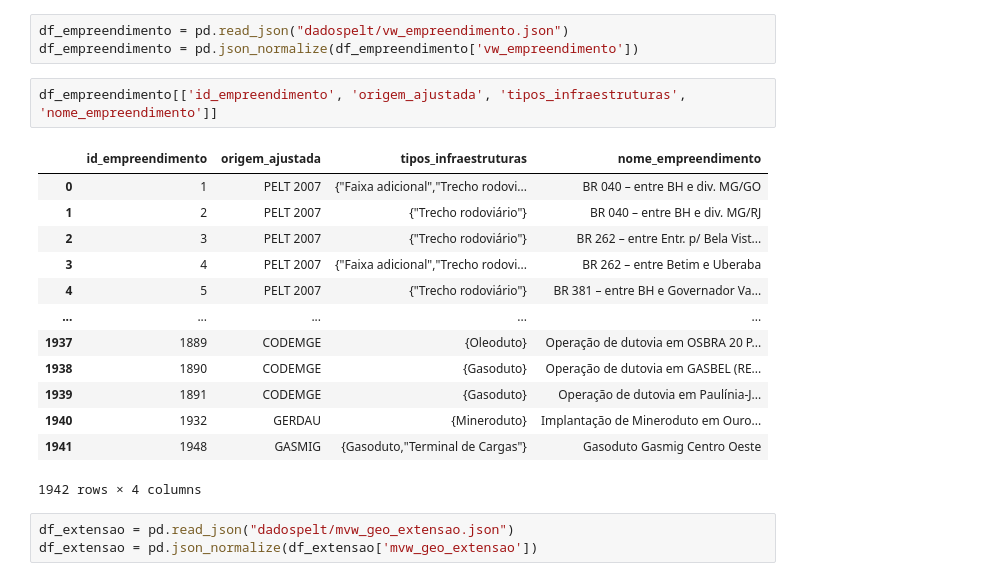
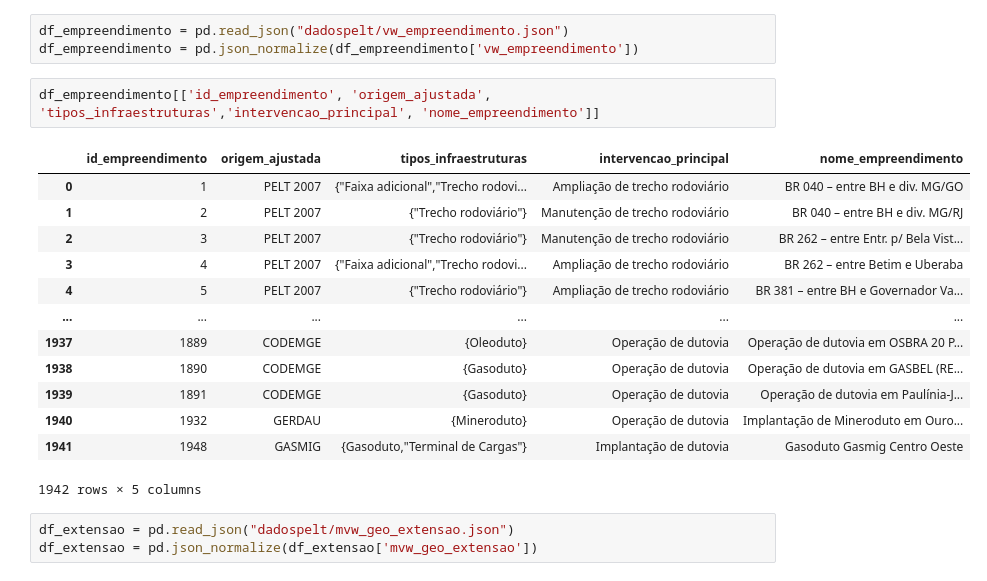
Before and after one commit to paulinhoy/workshop_pelt, a Jupyter notebook: exploration.ipynb, the cells around one changed output. Saved outputs shown, nothing was run; the diff lists cells and outputs as text.

```diff
--- a/exploration.ipynb
+++ b/exploration.ipynb
@@ -7,21 +7,21 @@ pd.set_option('display.max_columns', None)
 df_empreendimento = pd.read_json("dadospelt/vw_empreendimento.json")
 df_empreendimento = pd.json_normalize(df_empreendimento['vw_empreendimento'])
 # %%
-df_empreendimento[['id_empreendimento', 'origem_ajustada', 'tipos_infraestruturas', 'nome_empreendimento']]
+df_empreendimento[['id_empreendimento', 'origem_ajustada', 'tipos_infraestruturas','intervencao_principal', 'nome_empreendimento']]
 # %% [output]
-|  | id_empreendimento | origem_ajustada | tipos_infraestruturas | nome_empreendimento |
-| 0 | 1 | PELT 2007 | {"Faixa adicional","Trecho rodovi... | BR 040 – entre BH e div. MG/GO |
-| 1 | 2 | PELT 2007 | {"Trecho rodoviário"} | BR 040 – entre BH e div. MG/RJ |
-| 2 | 3 | PELT 2007 | {"Trecho rodoviário"} | BR 262 – entre Entr. p/ Bela Vist... |
-| 3 | 4 | PELT 2007 | {"Faixa adicional","Trecho rodovi... | BR 262 – entre Betim e Uberaba |
-| 4 | 5 | PELT 2007 | {"Trecho rodoviário"} | BR 381 – entre BH e Governador Va... |
-| ... | ... | ... | ... | ... |
-| 1937 | 1889 | CODEMGE | {Oleoduto} | Operação de dutovia em OSBRA 20 P... |
-| 1938 | 1890 | CODEMGE | {Gasoduto} | Operação de dutovia em GASBEL (RE... |
-| 1939 | 1891 | CODEMGE | {Gasoduto} | Operação de dutovia em Paulínia-J... |
-| 1940 | 1932 | GERDAU | {Mineroduto} | Implantação de Mineroduto em Ouro... |
-| 1941 | 1948 | GASMIG | {Gasoduto,"Terminal de Cargas"} | Gasoduto Gasmig Centro Oeste |
+|  | id_empreendimento | origem_ajustada | tipos_infraestruturas | intervencao_principal | nome_empreendimento |
+| 0 | 1 | PELT 2007 | {"Faixa adicional","Trecho rodovi... | Ampliação de trecho rodoviário | BR 040 – entre BH e div. MG/GO |
+| 1 | 2 | PELT 2007 | {"Trecho rodoviário"} | Manutenção de trecho rodoviário | BR 040 – entre BH e div. MG/RJ |
+| 2 | 3 | PELT 2007 | {"Trecho rodoviário"} | Manutenção de trecho rodoviário | BR 262 – entre Entr. p/ Bela Vist... |
+| 3 | 4 | PELT 2007 | {"Faixa adicional","Trecho rodovi... | Ampliação de trecho rodoviário | BR 262 – entre Betim e Uberaba |
+| 4 | 5 | PELT 2007 | {"Trecho rodoviário"} | Ampliação de trecho rodoviário | BR 381 – entre BH e Governador Va... |
+| ... | ... | ... | ... | ... | ... |
+| 1937 | 1889 | CODEMGE | {Oleoduto} | Operação de dutovia | Operação de dutovia em OSBRA 20 P... |
+| 1938 | 1890 | CODEMGE | {Gasoduto} | Operação de dutovia | Operação de dutovia em GASBEL (RE... |
+| 1939 | 1891 | CODEMGE | {Gasoduto} | Operação de dutovia | Operação de dutovia em Paulínia-J... |
+| 1940 | 1932 | GERDAU | {Mineroduto} | Operação de dutovia | Implantação de Mineroduto em Ouro... |
+| 1941 | 1948 | GASMIG | {Gasoduto,"Terminal de Cargas"} | Implantação de dutovia | Gasoduto Gasmig Centro Oeste |
-1942 rows × 4 columns
+1942 rows × 5 columns
 # %%
 df_extensao = pd.read_json("dadospelt/mvw_geo_extensao.json")
 df_extensao = pd.json_normalize(df_extensao['mvw_geo_extensao'])
```
Also changed, not shown: parts of 1 cell of this notebook, 3 other files.
